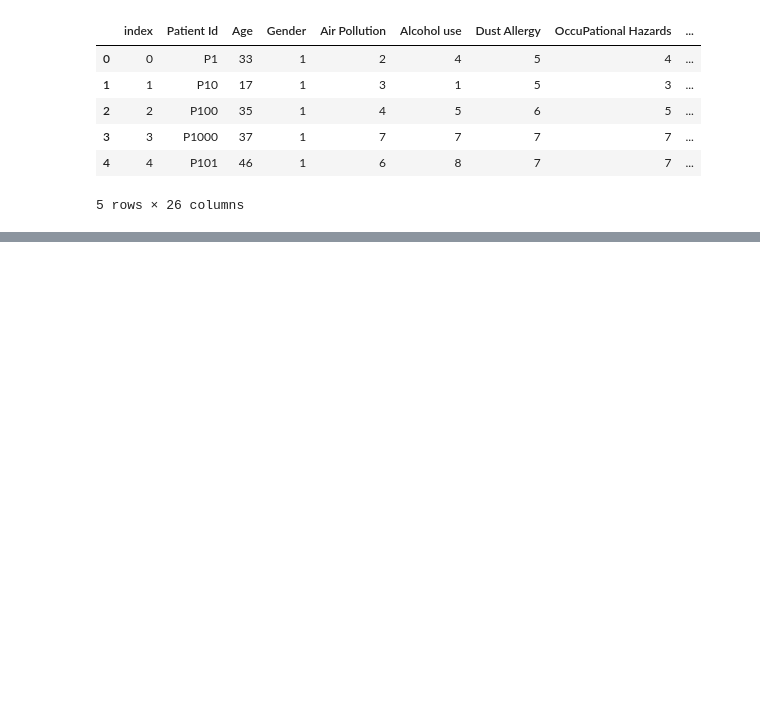
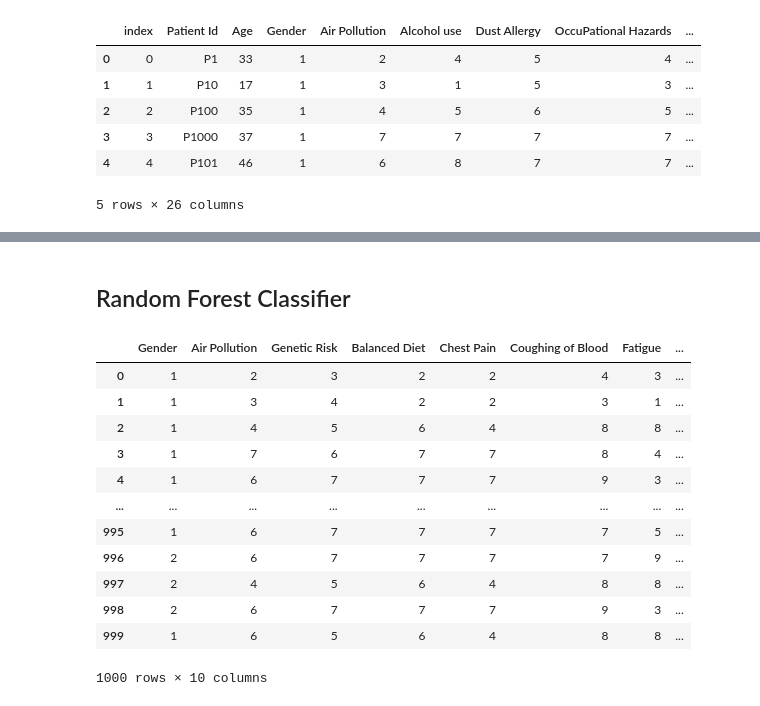
Before and after one commit to PAnhHNguyen/AI4ALL-Cancer-Severity-Prediction, a Jupyter notebook: Lung Cancer Severity Prediction.ipynb, the cells around one changed output, grey strips where cells are left out. Cells and saved outputs as stored; diff of their text form; code cells hidden in the pictures; blank space fills up the shorter version.

```diff
--- a/Lung Cancer Severity Prediction.ipynb
+++ b/Lung Cancer Severity Prediction.ipynb
@@ -14,0 +94,15 @@ df.head()
+# %%
+# Split data into training and testing sets
+X_train, X_test, y_train, y_test = train_test_split(X, y, test_size=0.2, random_state=42)
+# %%
+# Initialize the linear regression model
+model = LinearRegression()
+# %%
+# Set up Recursive Feature Elimination (RFE)
+# We choose a number of features to select, let's say 10, which you can adjust
+selector = RFE(model, n_features_to_select=10, step=1)
+selector = selector.fit(X_train, y_train)
+# %%
+# Get the selected features
+selected_features = X.columns[selector.support_]
+print("Selected Features:", selected_features)
@@ -14,0 +152,19 @@ df.head()
+# %% [markdown]
+## Random Forest Classifier
+# %%
+X = df[selected_features]
+X
+# %% [output]
+|  | Gender | Air Pollution | Genetic Risk | Balanced Diet | Chest Pain | Coughing of Blood | Fatigue | ... |
+| 0 | 1 | 2 | 3 | 2 | 2 | 4 | 3 | ... |
+| 1 | 1 | 3 | 4 | 2 | 2 | 3 | 1 | ... |
+| 2 | 1 | 4 | 5 | 6 | 4 | 8 | 8 | ... |
+| 3 | 1 | 7 | 6 | 7 | 7 | 8 | 4 | ... |
+| 4 | 1 | 6 | 7 | 7 | 7 | 9 | 3 | ... |
+| ... | ... | ... | ... | ... | ... | ... | ... | ... |
+| 995 | 1 | 6 | 7 | 7 | 7 | 7 | 5 | ... |
+| 996 | 2 | 6 | 7 | 7 | 7 | 7 | 9 | ... |
+| 997 | 2 | 4 | 5 | 6 | 4 | 8 | 8 | ... |
+| 998 | 2 | 6 | 7 | 7 | 7 | 9 | 3 | ... |
+| 999 | 1 | 6 | 5 | 6 | 4 | 8 | 8 | ... |
+1000 rows × 10 columns
```
Also changed, not shown: parts of 22 cells of this notebook.
